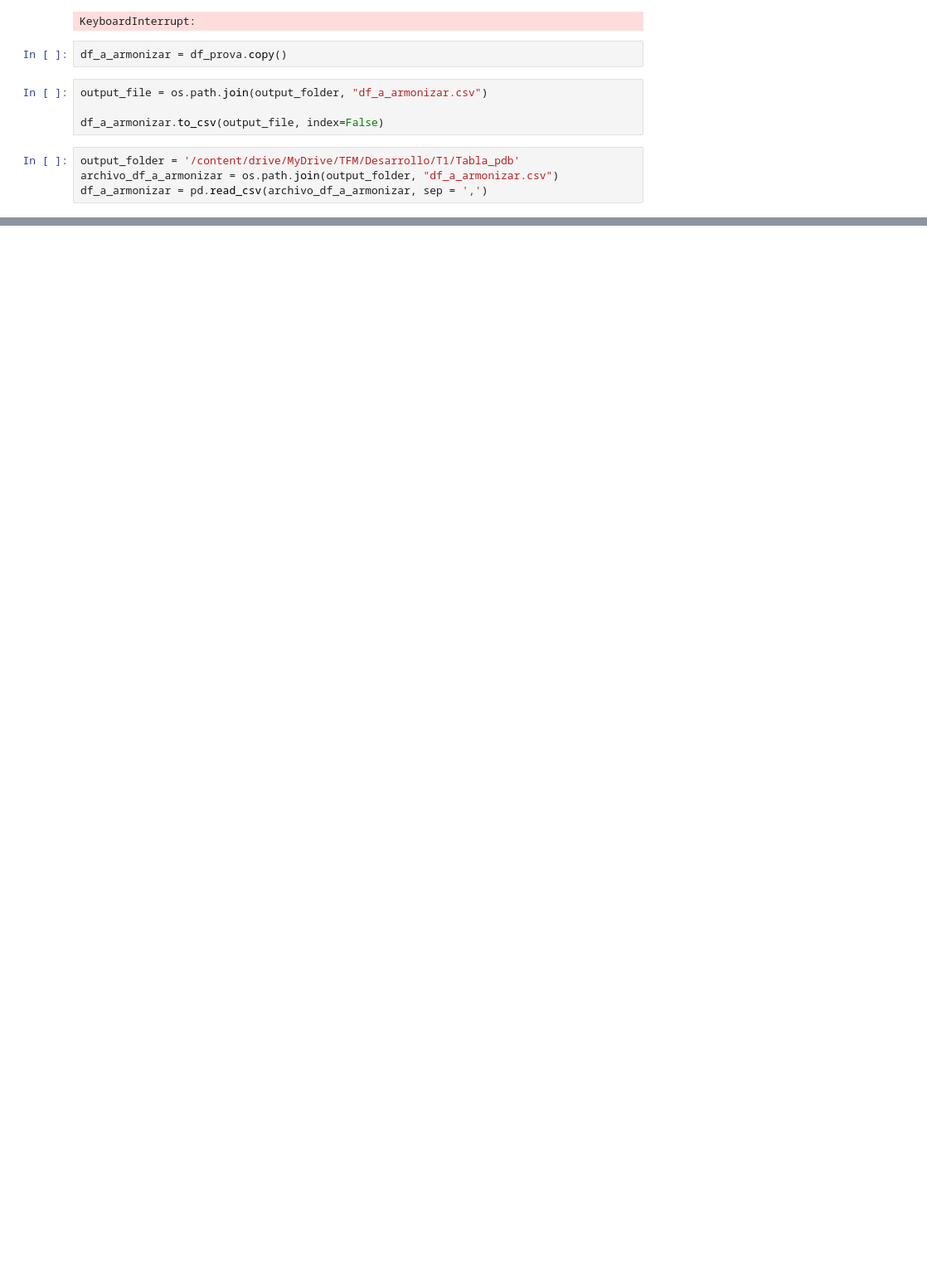
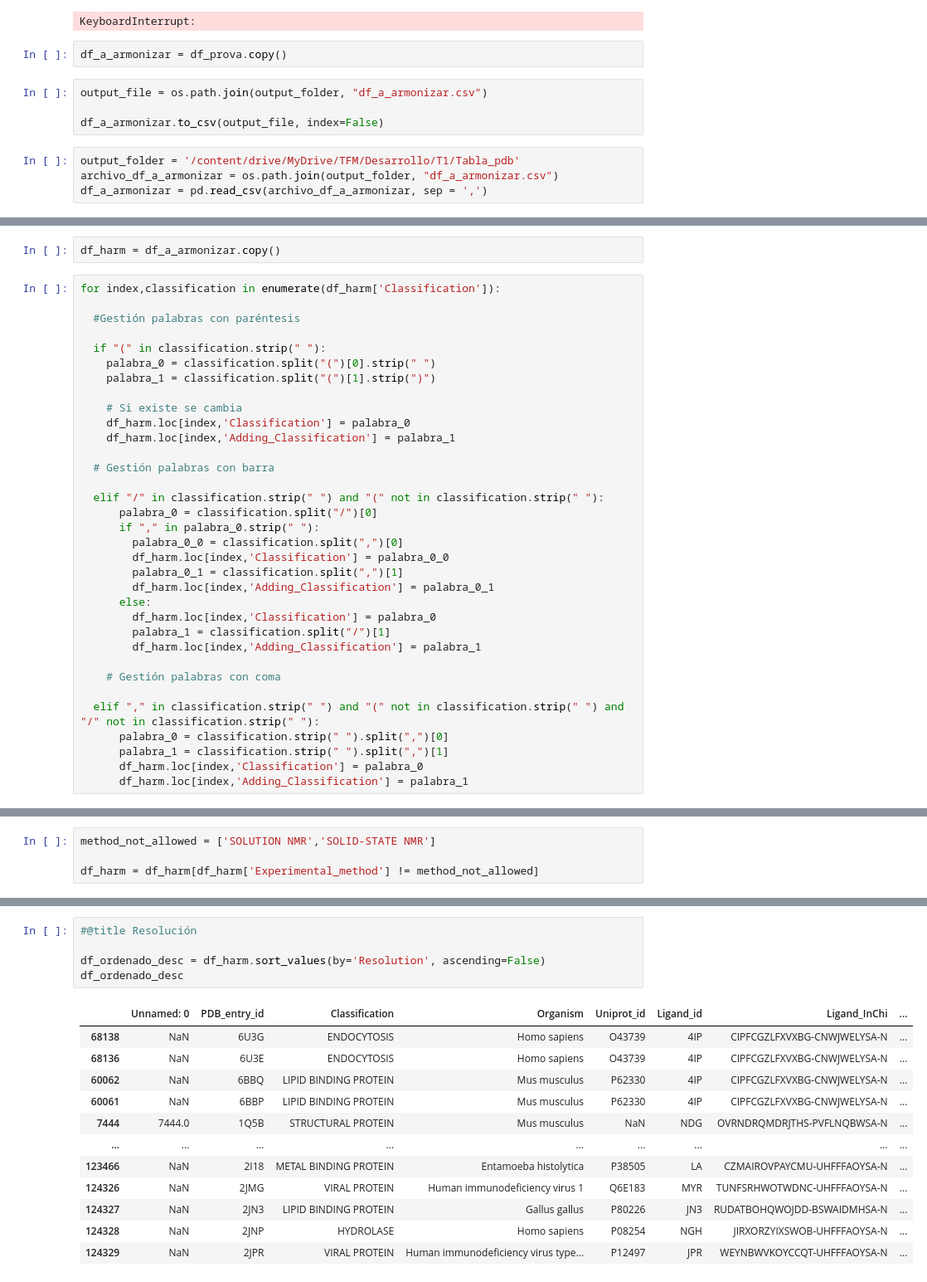
Before and after one commit to Danie7e/TFM_Daniele_Sebastiani_UOC, a Jupyter notebook: 1_identificacion_ligandos_proteinas/Crear_Tabla_PDB.ipynb, the cells around one changed output, grey strips where cells are left out. Shown at 83% size. Drawn from its saved outputs; the diff is of its cells as text; blank space fills up the shorter version.

```diff
--- a/1_identificacion_ligandos_proteinas/Crear_Tabla_PDB.ipynb
+++ b/1_identificacion_ligandos_proteinas/Crear_Tabla_PDB.ipynb
@@ -687,0 +980,36 @@ df_a_armonizar = pd.read_csv(archivo_df_a_armonizar, sep = ',')
+# %%
+df_harm = df_a_armonizar.copy()
+# %%
+for index,classification in enumerate(df_harm['Classification']):
+
+  #Gestión palabras con paréntesis
+
+  if "(" in classification.strip(" "):
+    palabra_0 = classification.split("(")[0].strip(" ")
+    palabra_1 = classification.split("(")[1].strip(")")
+
+    # Si existe se cambia
+    df_harm.loc[index,'Classification'] = palabra_0
+    df_harm.loc[index,'Adding_Classification'] = palabra_1
+
+  # Gestión palabras con barra
+
+  elif "/" in classification.strip(" ") and "(" not in classification.strip(" "):
+      palabra_0 = classification.split("/")[0]
+      if "," in palabra_0.strip(" "):
+        palabra_0_0 = classification.split(",")[0]
+        df_harm.loc[index,'Classification'] = palabra_0_0
+        palabra_0_1 = classification.split(",")[1]
+        df_harm.loc[index,'Adding_Classification'] = palabra_0_1
+      else:
+        df_harm.loc[index,'Classification'] = palabra_0
+        palabra_1 = classification.split("/")[1]
+        df_harm.loc[index,'Adding_Classification'] = palabra_1
+
+    # Gestión palabras con coma
+
+  elif "," in classification.strip(" ") and "(" not in classification.strip(" ") and "/" not in classification.strip(" "):
+      palabra_0 = classification.strip(" ").split(",")[0]
+      palabra_1 = classification.strip(" ").split(",")[1]
+      df_harm.loc[index,'Classification'] = palabra_0
+      df_harm.loc[index,'Adding_Classification'] = palabra_1
@@ -687,0 +1024,4 @@ df_a_armonizar = pd.read_csv(archivo_df_a_armonizar, sep = ',')
+# %%
+method_not_allowed = ['SOLUTION NMR','SOLID-STATE NMR']
+
+df_harm = df_harm[df_harm['Experimental_method'] != method_not_allowed]
@@ -687,0 +1052,18 @@ df_a_armonizar = pd.read_csv(archivo_df_a_armonizar, sep = ',')
+# %%
+#@title Resolución
+
+df_ordenado_desc = df_harm.sort_values(by='Resolution', ascending=False)
+df_ordenado_desc
+# %% [output]
+|  | Unnamed: 0 | PDB_entry_id | Classification | Organism | Uniprot_id | Ligand_id | Ligand_InChi | ... |
+| 68138 | NaN | 6U3G | ENDOCYTOSIS | Homo sapiens | O43739 | 4IP | CIPFCGZLFXVXBG-CNWJWELYSA-N | ... |
+| 68136 | NaN | 6U3E | ENDOCYTOSIS | Homo sapiens | O43739 | 4IP | CIPFCGZLFXVXBG-CNWJWELYSA-N | ... |
+| 60062 | NaN | 6BBQ | LIPID BINDING PROTEIN | Mus musculus | P62330 | 4IP | CIPFCGZLFXVXBG-CNWJWELYSA-N | ... |
+| 60061 | NaN | 6BBP | LIPID BINDING PROTEIN | Mus musculus | P62330 | 4IP | CIPFCGZLFXVXBG-CNWJWELYSA-N | ... |
+| 7444 | 7444.0 | 1Q5B | STRUCTURAL PROTEIN | Mus musculus | NaN | NDG | OVRNDRQMDRJTHS-PVFLNQBWSA-N | ... |
+| ... | ... | ... | ... | ... | ... | ... | ... | ... |
+| 123466 | NaN | 2I18 | METAL BINDING PROTEIN | Entamoeba histolytica | P38505 | LA | CZMAIROVPAYCMU-UHFFFAOYSA-N | ... |
+| 124326 | NaN | 2JMG | VIRAL PROTEIN | Human immunodeficiency virus 1 | Q6E183 | MYR | TUNFSRHWOTWDNC-UHFFFAOYSA-N | ... |
+| 124327 | NaN | 2JN3 | LIPID BINDING PROTEIN | Gallus gallus | P80226 | JN3 | RUDATBOHQWOJDD-BSWAIDMHSA-N | ... |
+| 124328 | NaN | 2JNP | HYDROLASE | Homo sapiens | P08254 | NGH | JIRXORZYIXSWOB-UHFFFAOYSA-N | ... |
+| 124329 | NaN | 2JPR | VIRAL PROTEIN | Human immunodeficiency virus type... | P12497 | JPR | WEYNBWVKOYCCQT-UHFFFAOYSA-N | ... |
```
Also changed, not shown: parts of 38 cells of this notebook.
